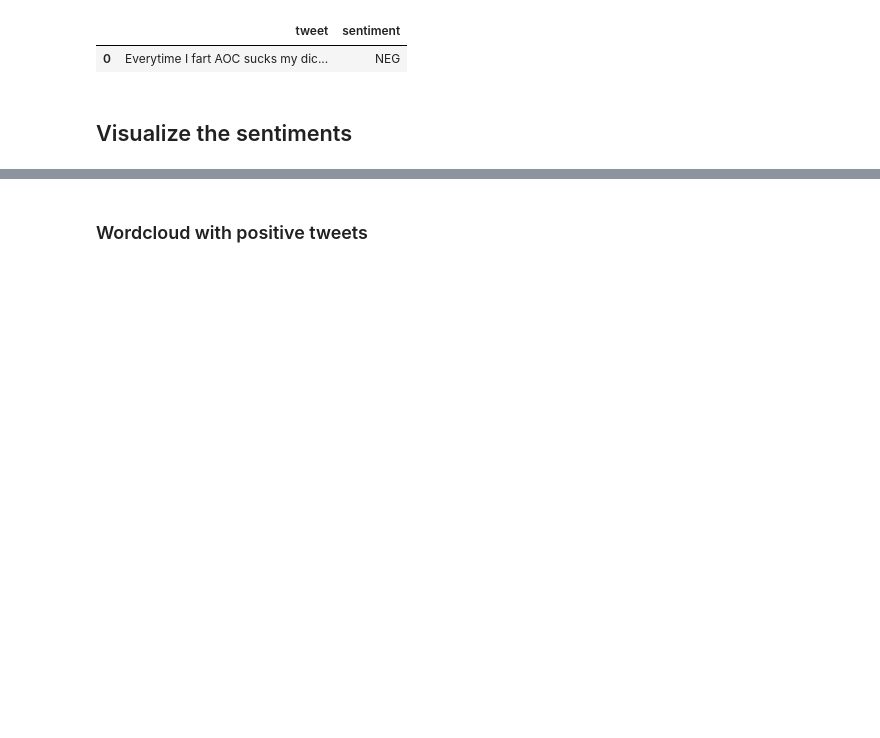
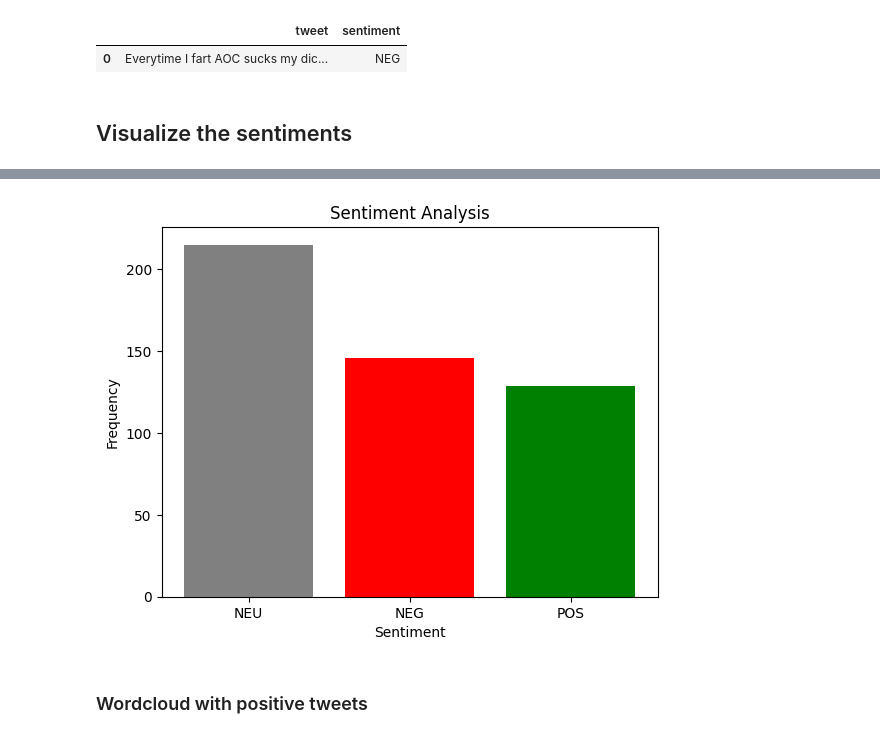
Before and after one commit to CuriousAboutData/portfolio-projects, a Jupyter notebook: co2_tweets_sentiment_analysis.ipynb, the cells around one changed output, grey strips where cells are left out. Drawn from its saved outputs; the diff is of its cells as text; code cells hidden in the pictures; blank space fills up the shorter version.

```diff
--- a/co2_tweets_sentiment_analysis.ipynb
+++ b/co2_tweets_sentiment_analysis.ipynb
@@ -99,3 +132,14 @@ dtype: int64
+# %%
+labels = ["NEU", "NEG", "POS"]
+values = sentiment_counts
+
+plt.bar(labels, values, color=['gray', 'red', 'green'])
+plt.xlabel('Sentiment')
+plt.ylabel('Frequency')
+plt.title('Sentiment Analysis')
+plt.show()
+# %% [output]
+[figure, added]
 # %% [markdown]
 ### Wordcloud with positive tweets
 # %%
```
Also changed, not shown: parts of 12 cells of this notebook.
